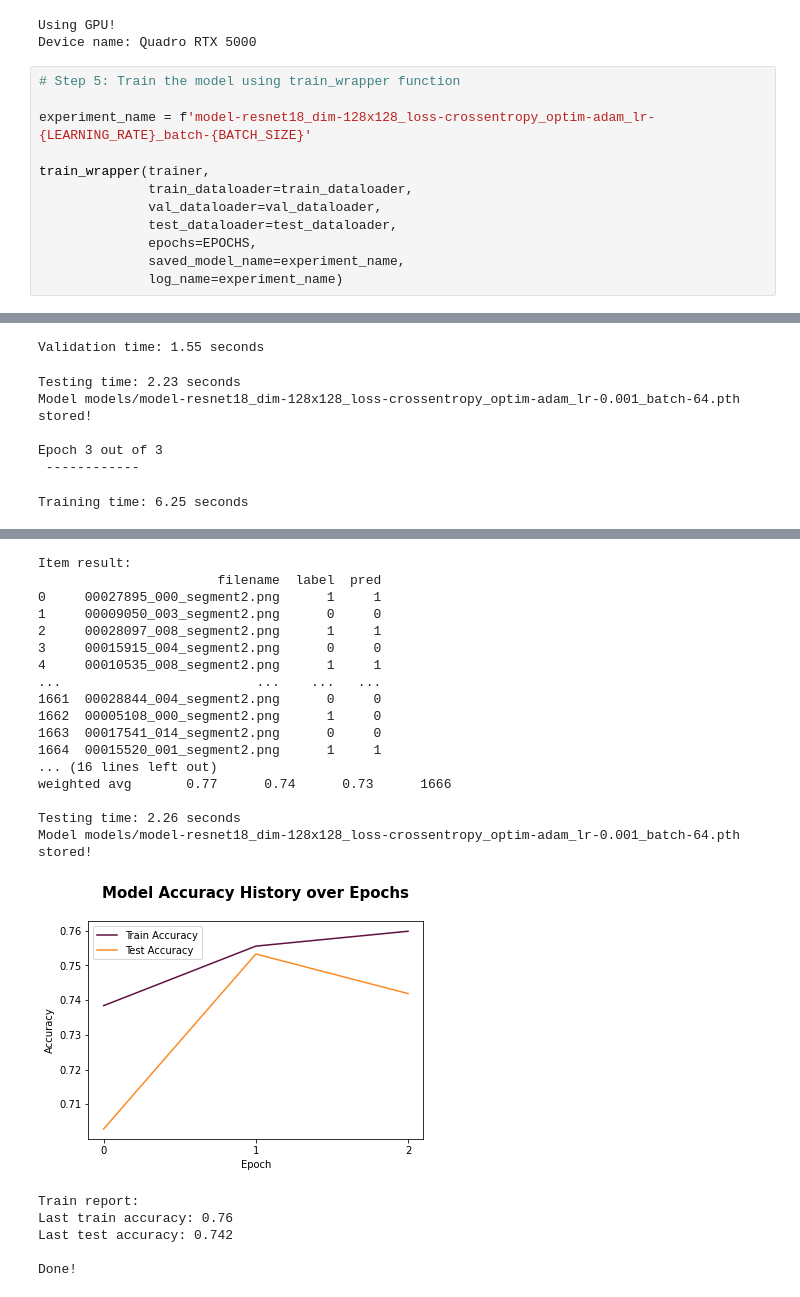
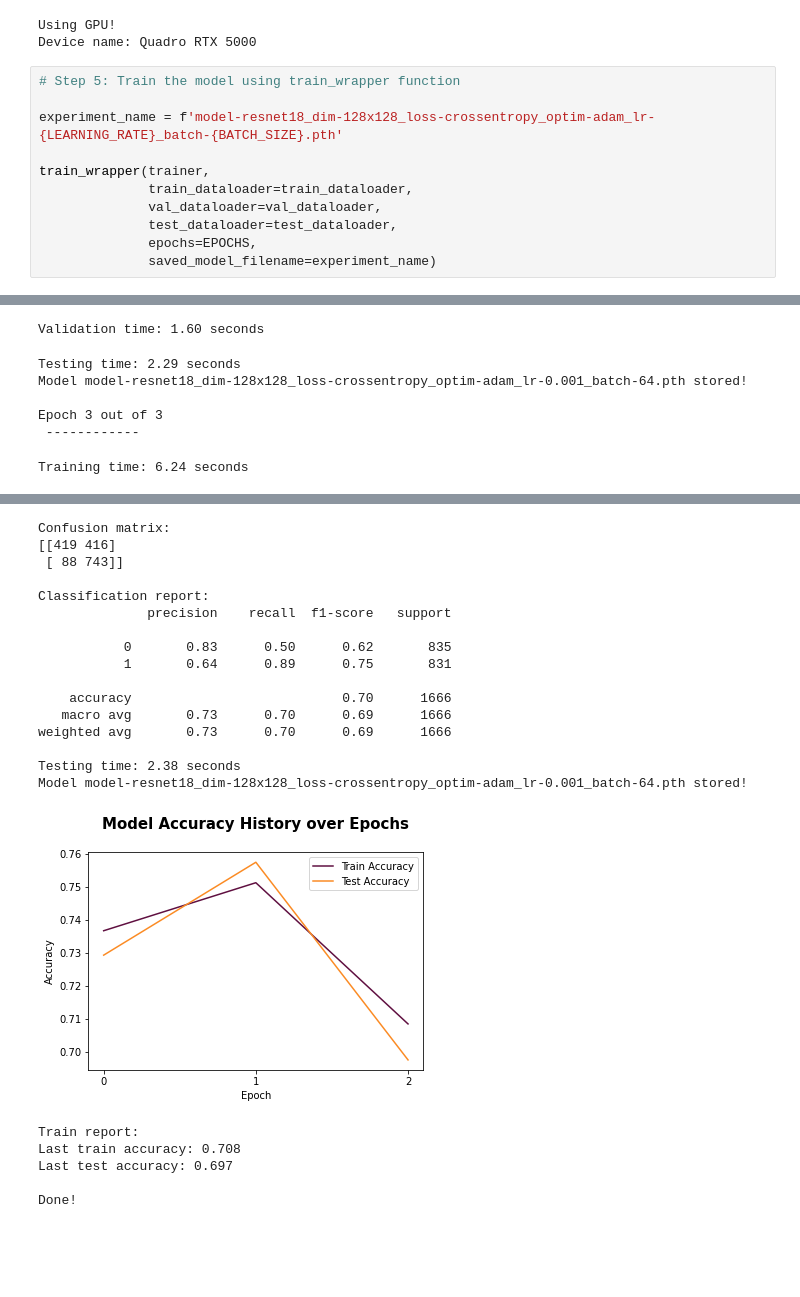
Before and after one commit to ariefpurnamamuharram/IF5200, a Jupyter notebook: experiments.ipynb, the cells around one changed output, grey strips where cells are left out. Cells and saved outputs as stored; diff of their text form; blank space fills up the shorter version.

Commit message:
Update experiments notebook

```diff
--- a/experiments.ipynb
+++ b/experiments.ipynb
@@ -190,15 +177,14 @@ Device name: Quadro RTX 5000
 # %%
 # Step 5: Train the model using train_wrapper function
 
-experiment_name = f'model-resnet18_dim-128x128_loss-crossentropy_optim-adam_lr-{LEARNING_RATE}_batch-{BATCH_SIZE}'
+experiment_name = f'model-resnet18_dim-128x128_loss-crossentropy_optim-adam_lr-{LEARNING_RATE}_batch-{BATCH_SIZE}.pth'
 
 train_wrapper(trainer,
               train_dataloader=train_dataloader,
               val_dataloader=val_dataloader,
               test_dataloader=test_dataloader,
               epochs=EPOCHS,
-              saved_model_name=experiment_name,
-              log_name=experiment_name)
+              saved_model_filename=experiment_name)
 # %% [output]
 Begin training!
 
@@ -215,7 +201,7 @@ Training time: 5.96 seconds
-Validation time: 1.55 seconds
+Validation time: 1.60 seconds
-Testing time: 2.23 seconds
-Model models/model-resnet18_dim-128x128_loss-crossentropy_optim-adam_lr-0.001_batch-64.pth stored!
+Testing time: 2.29 seconds
+Model model-resnet18_dim-128x128_loss-crossentropy_optim-adam_lr-0.001_batch-64.pth stored!
 
 Epoch 3 out of 3
  ------------
-Training time: 6.25 seconds
+Training time: 6.24 seconds
@@ -239,23 +223,22 @@ Validation time: 1.54 seconds
-Item result:
-                       filename  label  pred
-0     00027895_000_segment2.png      1     1
-1     00009050_003_segment2.png      0     0
-2     00028097_008_segment2.png      1     1
-3     00015915_004_segment2.png      0     0
-4     00010535_008_segment2.png      1     1
-...                         ...    ...   ...
-1661  00028844_004_segment2.png      0     0
-1662  00005108_000_segment2.png      1     0
-1663  00017541_014_segment2.png      0     0
-1664  00015520_001_segment2.png      1     1
-... (16 lines left out)
-weighted avg       0.77      0.74      0.73      1666
+Confusion matrix:
+[[419 416]
+ [ 88 743]]
 
-Testing time: 2.26 seconds
-Model models/model-resnet18_dim-128x128_loss-crossentropy_optim-adam_lr-0.001_batch-64.pth stored!
+Classification report:
+              precision    recall  f1-score   support
+
+           0       0.83      0.50      0.62       835
+           1       0.64      0.89      0.75       831
+
+    accuracy                           0.70      1666
+   macro avg       0.73      0.70      0.69      1666
+weighted avg       0.73      0.70      0.69      1666
+
+Testing time: 2.38 seconds
+Model model-resnet18_dim-128x128_loss-crossentropy_optim-adam_lr-0.001_batch-64.pth stored!
-[figure, old version]
+[figure, new version]
 Train report:
-Last train accuracy: 0.76
-Last test accuracy: 0.742
+Last train accuracy: 0.708
+Last test accuracy: 0.697
 
 Done!
```
Also changed, not shown: parts of 5 cells of this notebook.
